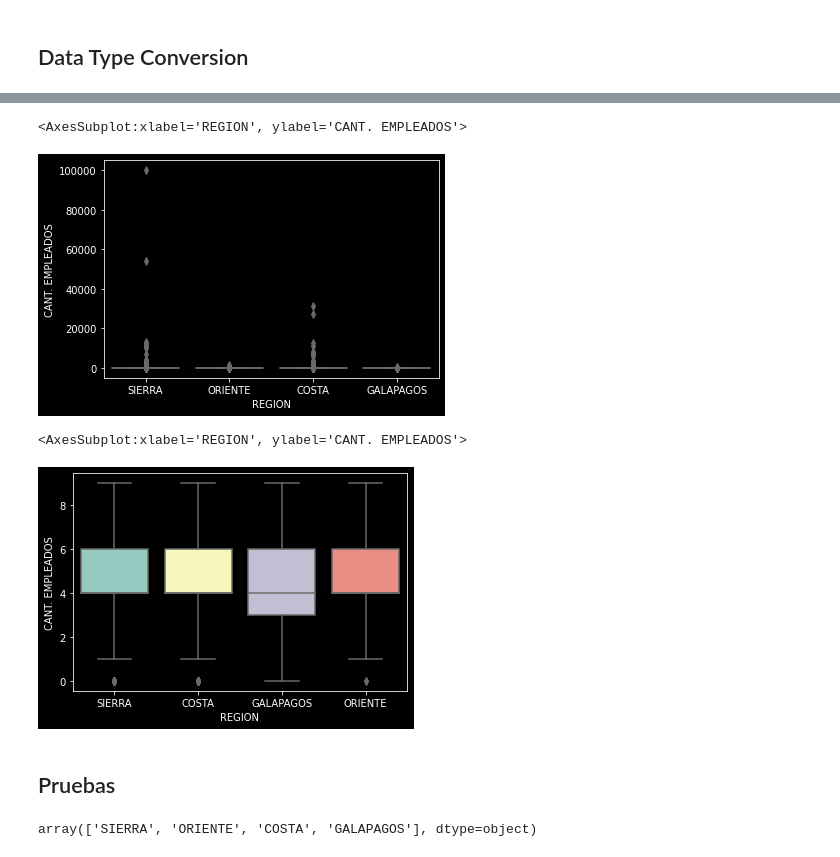
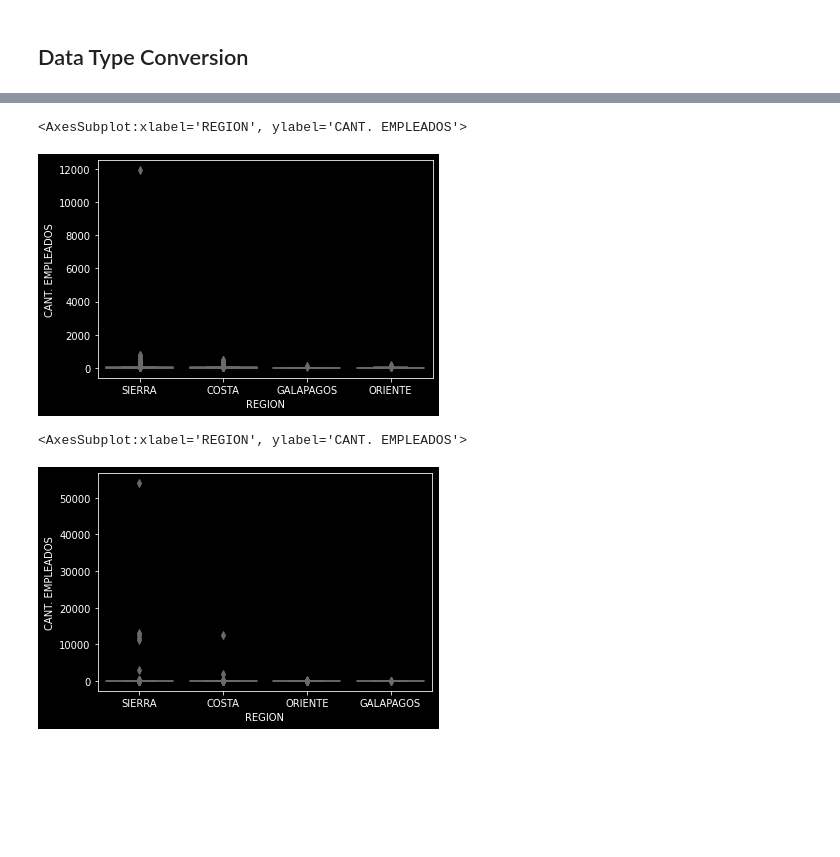
Before and after one commit to JFNebel/ecuadorian-graduates-workforce-mobility, a Jupyter notebook: ProyectoICD.ipynb, the cells around one changed output, grey strips where cells are left out. Saved outputs shown, nothing was run; the diff lists cells and outputs as text; code cells hidden in the pictures; blank space fills up the shorter version.

```diff
--- a/ProyectoICD.ipynb
+++ b/ProyectoICD.ipynb
@@ -181,17 +250,12 @@ employee_dist.sum().sum()
 # %%
-sns.boxplot(x="REGION", y="CANT. EMPLEADOS", data=df)
+df4 = df.loc[df["TAMAÑO"] == "MEDIANA"]
+sns.boxplot(x="REGION", y="CANT. EMPLEADOS", data=df4)
 # %% [output]
 <AxesSubplot:xlabel='REGION', ylabel='CANT. EMPLEADOS'>
-[figure, old version]
+[figure, new version]
 # %%
-df2 = df.loc[df["CANT. EMPLEADOS"] < 10]
-sns.boxplot(x="REGION", y="CANT. EMPLEADOS", data=df2)
+df5 = df.loc[df["TAMAÑO"] == "MICROEMPRESA"]
+sns.boxplot(x="REGION", y="CANT. EMPLEADOS", data=df5)
 # %% [output]
 <AxesSubplot:xlabel='REGION', ylabel='CANT. EMPLEADOS'>
-[figure, old version]
+[figure, new version]
-# %% [markdown]
-## Pruebas
-# %%
-df["REGION"].unique()
-# %% [output]
-array(['SIERRA', 'ORIENTE', 'COSTA', 'GALAPAGOS'], dtype=object)
```
Also changed, not shown: parts of 27 cells of this notebook.
